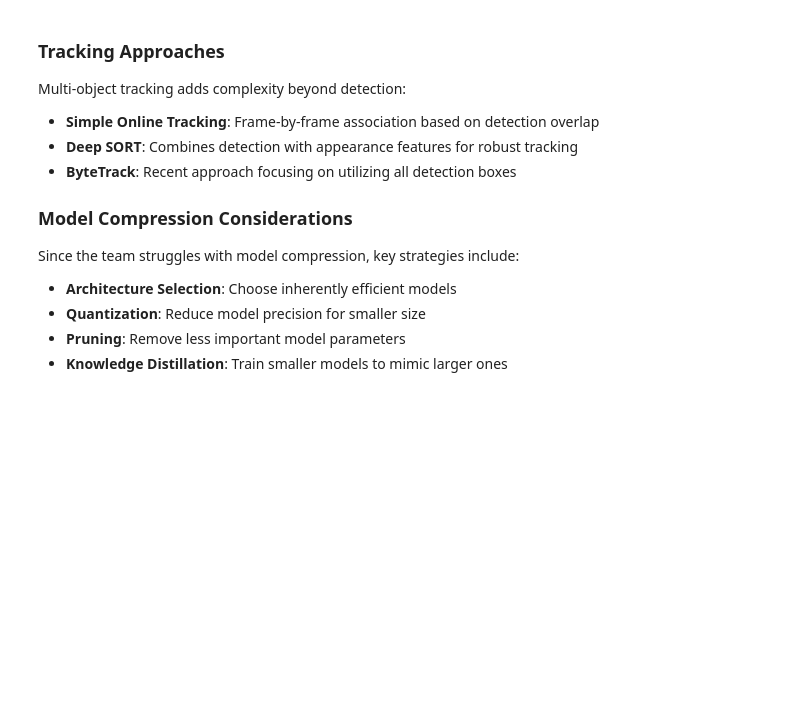
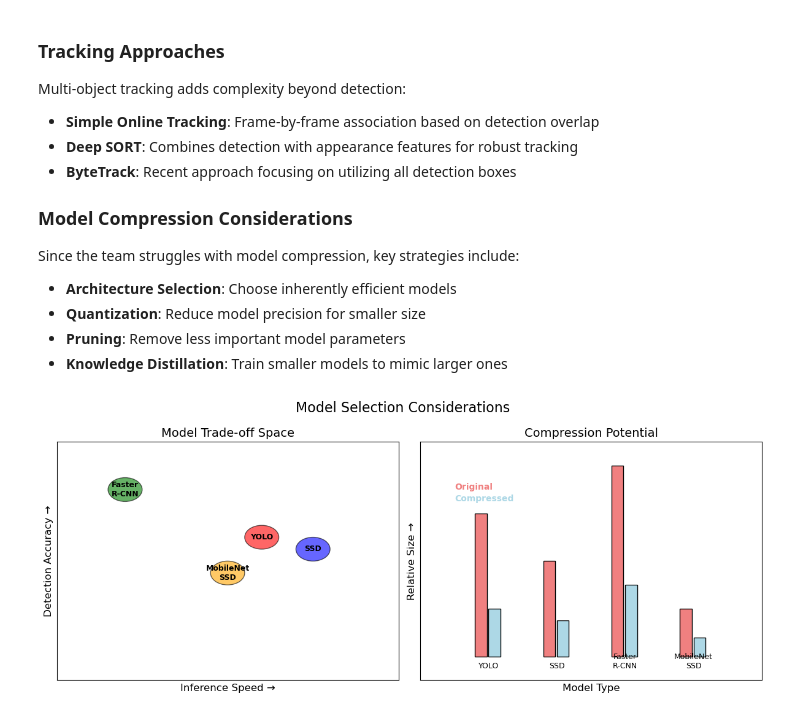
Before and after one commit to iTrauco/data-science-sad, a Jupyter notebook: notebooks/Traffic Vision Multi-Object Tracking - System Analysis and Design Proposal.ipynb, the cells around one changed output. Saved outputs shown, nothing was run; the diff lists cells and outputs as text; code cells hidden in the pictures; blank space fills up the shorter version.

Commit message:
feat: added model selection cconsideration visuals with initial trade offs legend cell to draft

```diff
--- a/notebooks/Traffic Vision Multi-Object Tracking - System Analysis and Design Proposal.ipynb
+++ b/notebooks/Traffic Vision Multi-Object Tracking - System Analysis and Design Proposal.ipynb
@@ -419,3 +419,69 @@ Since the team struggles with model compression, key strategies include:
 - **Quantization**: Reduce model precision for smaller size
 - **Pruning**: Remove less important model parameters
 - **Knowledge Distillation**: Train smaller models to mimic larger ones
+# %%
+import matplotlib.pyplot as plt
+import matplotlib.patches as patches
+
+# conceptual model comparison
+fig, (ax1, ax2) = plt.subplots(1, 2, figsize=(12, 5))
+
+# accuracy vs speed conceptual
+ax1.set_xlim(0, 10)
+ax1.set_ylim(0, 10)
+
+# model positions (conceptual)
+models = [
+    (2, 8, 'Faster\nR-CNN', 'green'),
+    (6, 6, 'YOLO', 'red'),
+    (7.5, 5.5, 'SSD', 'blue'),
+    (5, 4.5, 'MobileNet\nSSD', 'orange')
+]
+
+for x, y, name, color in models:
+    circle = patches.Circle((x, y), 0.5, facecolor=color, alpha=0.6, edgecolor='black')
+    ax1.add_patch(circle)
+    ax1.text(x, y, name, ha='center', va='center', fontsize=9, fontweight='bold')
+
+ax1.set_xlabel('Inference Speed →', fontsize=12)
+ax1.set_ylabel('Detection Accuracy →', fontsize=12)
+ax1.set_title('Model Trade-off Space', fontsize=14)
+
+# remove ticks for conceptual nature
+ax1.set_xticks([])
+ax1.set_yticks([])
+
+# model size conceptual
+ax2.set_xlim(0, 10)
+ax2.set_ylim(0, 10)
+
+# size comparison bars (conceptual)
+models_list = ['YOLO', 'SSD', 'Faster\nR-CNN', 'MobileNet\nSSD']
+x_positions = [2, 4, 6, 8]
+original_heights = [6, 4, 8, 2]
+compressed_heights = [2, 1.5, 3, 0.8]
+
+for i, (x, orig, comp, model) in enumerate(zip(x_positions, original_heights, compressed_heights, models_list)):
+    # original size
+    rect1 = patches.Rectangle((x-0.4, 1), 0.35, orig,
+                             facecolor='lightcoral', edgecolor='black')
+    ax2.add_patch(rect1)
+    # compressed size
+    rect2 = patches.Rectangle((x, 1), 0.35, comp,
+                             facecolor='lightblue', edgecolor='black')
+    ax2.add_patch(rect2)
+    ax2.text(x, 0.5, model, ha='center', fontsize=9)
+
+ax2.text(1, 8, 'Original', color='lightcoral', fontweight='bold')
+ax2.text(1, 7.5, 'Compressed', color='lightblue', fontweight='bold')
+ax2.set_xlabel('Model Type', fontsize=12)
+ax2.set_ylabel('Relative Size →', fontsize=12)
+ax2.set_title('Compression Potential', fontsize=14)
+ax2.set_xticks([])
+ax2.set_yticks([])
+
+plt.suptitle('Model Selection Considerations', fontsize=16)
+plt.tight_layout()
+plt.show()
+# %% [output]
+[figure, added]
```
Also changed, not shown: parts of 1 cell of this notebook.
